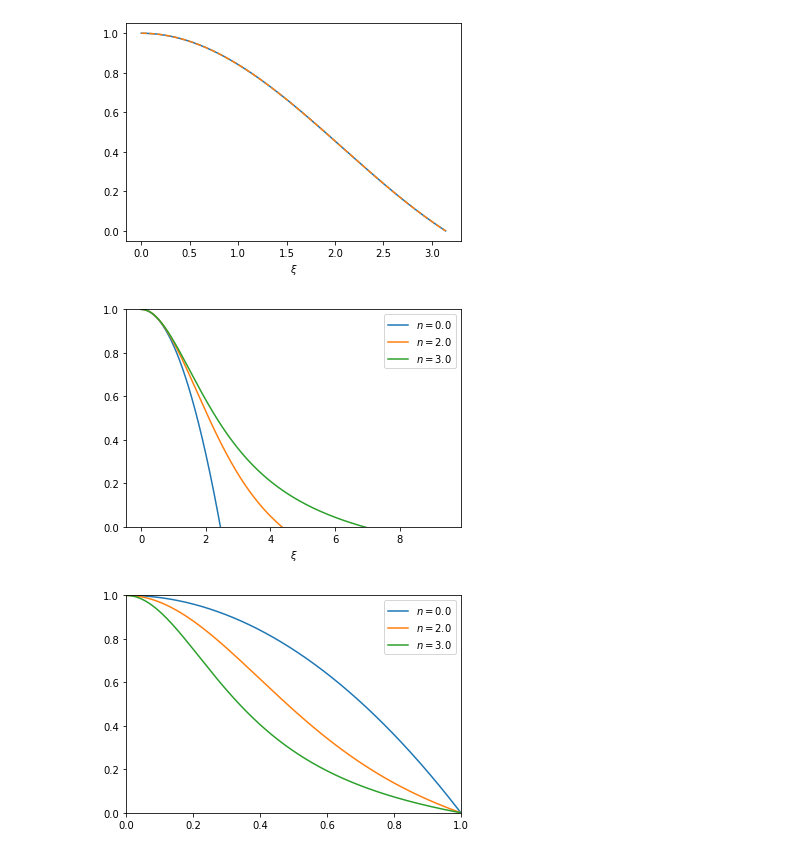
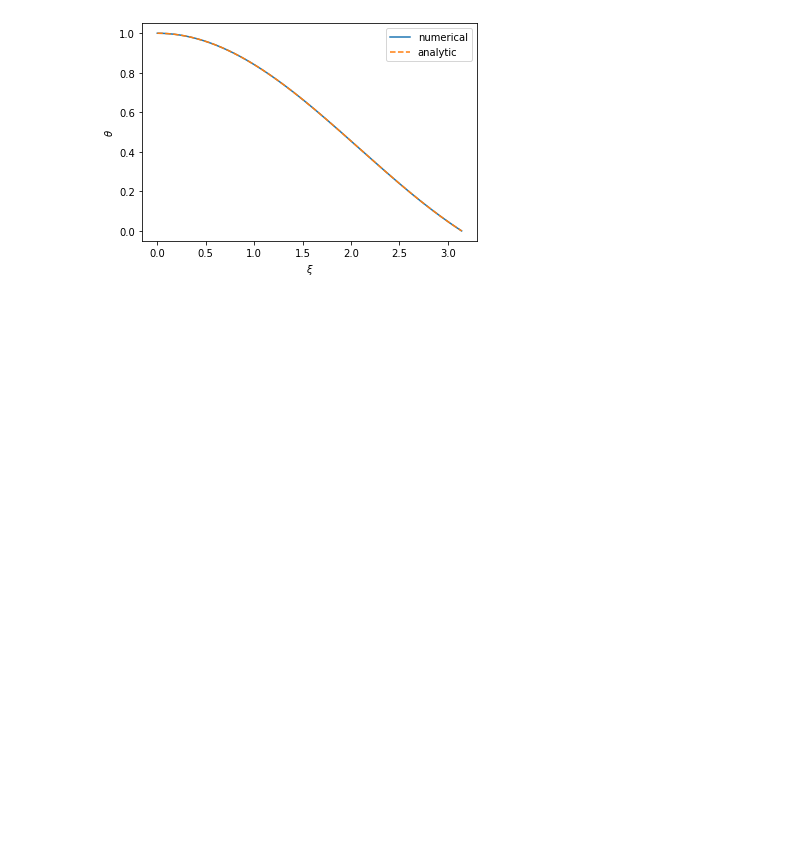
Before and after one commit to joelczinn/notebooks, a Jupyter notebook: astr534/scripts/lane_emden.ipynb, the cells around one changed output. Saved outputs shown, nothing was run; the diff lists cells and outputs as text; code cells hidden in the pictures; blank space fills up the shorter version.

Commit message:
final lane_emden

```diff
--- a/astr534/scripts/lane_emden.ipynb
+++ b/astr534/scripts/lane_emden.ipynb
@@ -2,12 +2,12 @@
 import numpy as np # numpy has various useful functions (e.g., sin(x)), constants (e.g., pi), and data storage routines (e.g., the N-dimentional array: np.array([1,2,3])
 from scipy.integrate import solve_ivp # this is the numerical integrator
 import pylab as plt # the plotting routines are in plt
-# the below will ensure that a call to render the plots with plt.show() will show in the notebook. Otherwise, plt.show() won't result in any image in the notebook.
+# the below will ensure that a call to render the plots with plt.show() will show in the notebook. Otherwise, plt.show() may not result in any image in the notebook.
 %matplotlib inline
 
 # The reformulation of the Lane-Emden equation reads:
 # y'' + (2/x)y' + y^n = 0
-# where y is the re-scaled density and x is the re-scaled radius
+# where y is theta and x is the re-scaled radius
 # n is the polytropic index
 
 # This equation can be re-written in a first-order ODE form:
@@ -21,7 +21,7 @@ import pylab as plt # the plotting routines are in plt
 # First-order ODEs like the above can be solved numerically in Python.
 # In this case, the boundary conditions are at the center of the star (at x = 0) and we want the solution for the rest of the star.
 # This is an initial value problem, then: give a value for Y(x=0) and integrate the above equation outward.
-# The solution we want is the first row of Y, which is the re-scaled density. The second row is the derivative of the re-scaled density, which we don't care about.
+# The solution we want is the first row of Y, which is theta. The second row is the derivative of theta, which we don't care about for now.
 
 def rhs_poly(x, y, n):
     '''
@@ -31,7 +31,7 @@ def rhs_poly(x, y, n):
     x : ndarray
      the independent variable (re-scaled radius)
     y : two-element list/ndarray
-     the dependent variable, Y (re-scaled density and its derivative)
+     the dependent variable, Y (theta and its derivative)
     n : int
      the polytropic index
 
@@ -40,70 +40,45 @@ def rhs_poly(x, y, n):
      the derivative of Y, dY/dx
     '''
 
-    # z is the derivative of Y w.r.t. x and is the output of this
+    # z is the derivative of Y w.r.t. x and is the output of this function.
     z = [0,0] # the output is a two-element vector, so give the output dummy values for now that will be filled in later.
 
 
     # there is a singularity at 0 so need to explicitly set the derivative of Y to be 0 near x = 0.
     if x < 1e-7:
         z[0] = 0.0
         z[1] = 0.0
     else:
         z[1] = -y[0]**(n-1)*y[0] - 2/x*y[1] # derivative of y' (i.e., y'')
 
         z[0] = 0*y[0] + 1.0*y[1] # derivative of y !!! complete this line --- what is the derivative of the first element in terms of y[0] and y[1]?
 
     return z
 
-y0 = [1.0, 0.0] # the boundary conditions: the re-scaled density must be 1 at the center of the star by definition. the derivative should be zero at the center.
+y0 = [1.0, 0.0] # the boundary conditions: theta must be 1 at the center of the star by definition so that the density at the center is the central density. the derivative of theta should be zero at the center.
 n = 1.0 # set the polytropic index
 
 # solve_ivp documentation: https://docs.scipy.org/doc/scipy/reference/generated/scipy.integrate.solve_ivp.html#scipy.integrate.solve_ivp
 # take time to read the documentation to understand the following call.
 # Note that we want to integrate n = 1.0 from 0 to pi, since we know the analytic solution in theory has the radius of the star at x=pi.
 
 soln = solve_ivp(rhs_poly, [0, np.pi], y0, method='RK45', max_step=1e-3, args=[n]) # RK45 is a Runge-Kutta integration scheme
 
 # soln.t is the independent variable (i.e., the re-scaled radius)
-# soln.y is the dependent variable (i.e., the solution to dY/dx = A x Y
+# soln.y is the dependent variable (i.e., the solution to dY/dx = A x Y --- first row is the solution and second row is its derivative)
 
-plt.plot(soln.t, soln.y[0,:]) # the numerical solution for n = 1 (only caring about the first row: B[c,d] is the cth row and dth column; B[c,:] is every column of the cth row.
+plt.plot(soln.t, soln.y[0,:], label='numerical') # the numerical solution for n = 1 (only caring about the first row: B[c,d] is the cth row and dth column; B[c,:] is every column of the cth row.
+plt.xlabel(r'$\xi$') # add labels --- the r'$$' format means you can render equations in the plot.
+plt.ylabel(r'$\theta$')
 
-# !!! plot the analytic solution, using the numpy function np.sin: https://numpy.org/doc/stable/reference/generated/numpy.sin.html
-plt.plot(soln.t, np.sin(soln.t)/soln.t, linestyle='dashed') # the analytic solution for n = 1
-plt.xlabel(r'$\xi$') # add a label. the r'$$' format means you can render equations in the plot.
-plt.show()
-# add labels using plt.xlabel()
+# plt.legend() # render the legend
+# plt.show()
 
-# !!! uncomment the below to show the behavior of the Lane-Emden solutions for increasing n.
-ns = [0.0, 2.0, 3.0]
-for n in ns:
-    soln = solve_ivp(rhs_poly, [0, np.pi*3.0], y0, method='RK45', max_step=1e-3, args=[n])
-    plt.plot(soln.t, soln.y[0,:], label=r'$n = {}$'.format(n))
-    plt.ylim([0, 1]) # force the y-axis limits to go from 0 to 1.
-plt.xlabel(r'$\xi$')
-plt.legend() # put the legend on the plot.
-plt.show()
-
-# It is not quite fair to compare the solutions as a function of the re-scaled radius, since they have different scale-factors, alpha_n.
-# !!! Copy the above for loop and add a line that will normalize the re-scaled radius so that the outside of every solution occurs at x = 1 on the plot.
-# Do this first for the n = 1 case.
-# Determine the
-from scipy.optimize import root_scalar
-from scipy import interpolate
-
-ns = [0.0, 2.0, 3.0]
-for n in ns:
-    soln = solve_ivp(rhs_poly, [0, np.pi*3.0], y0, method='RK45', max_step=1e-3, args=[n])
-    interp = interpolate.UnivariateSpline(soln.t, soln.y[0,:], k=1, s=0) # use UnivariateSpline instead of interp1d because can take the derivative
-    theta = lambda x, n: interp(x)
-    Rx = root_scalar(theta, args=n, bracket=[0, 6*np.pi]).root
-    plt.plot(soln.t/Rx, soln.y[0,:], label=r'$n = {}$'.format(n))
-    plt.ylim([0, 1]) # force the y-axis limits to go from 0 to 1.
-    plt.xlim([0, 1]) # force the x-axis limits to go from 0 to 1.
+# Exercise 1.
+# Now plot on top of this the analytic solution, giving the label 'analytic', using the numpy function np.sin: https://numpy.org/doc/stable/reference/generated/numpy.sin.html
+# Add an appropriate label
+plt.plot(soln.t, np.sin(soln.t)/soln.t, linestyle='dashed', label='analytic') # the analytic solution for n = 1
 plt.legend()
 plt.show()
 # %% [output]
-[figure, old version]
+[figure, new version]
-[figure, removed]
-[figure, removed]
```
Also changed, not shown: parts of 12 cells of this notebook.
